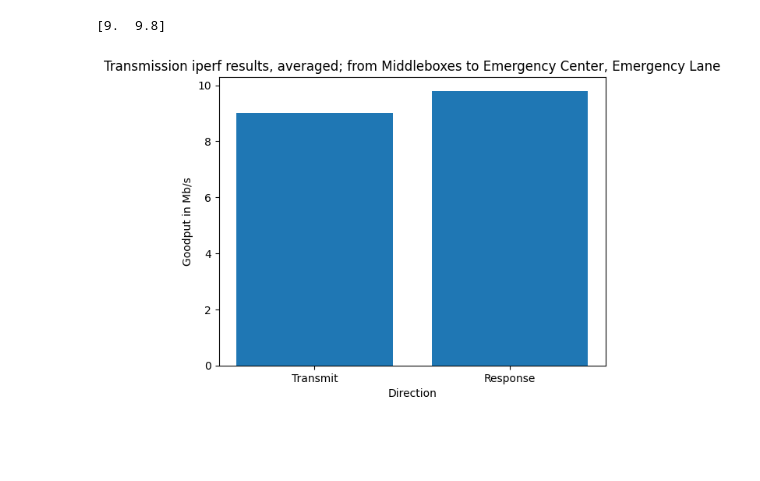
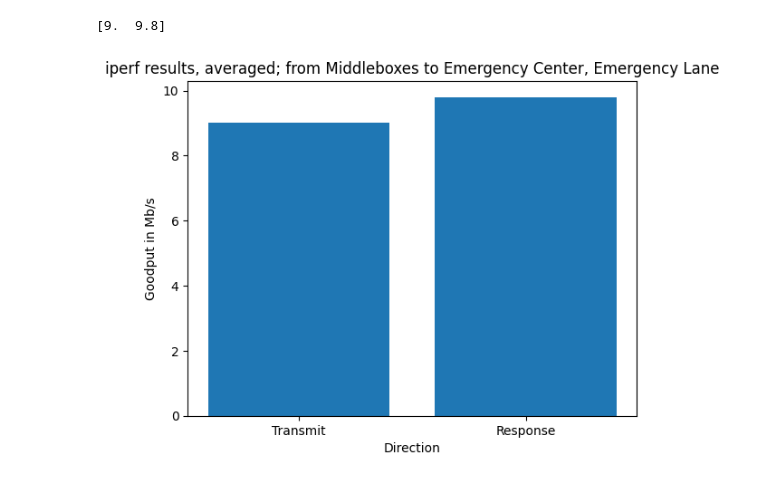
Before and after one commit to TimothyMarchant/EE6220FinalProject, a Jupyter notebook: Plots.ipynb, the cells around one changed output. Cells and saved outputs as stored; diff of their text form; code cells hidden in the pictures; blank space fills up the shorter version.

Commit message:
Fixed plots.

```diff
--- a/Plots.ipynb
+++ b/Plots.ipynb
@@ -58,9 +58,9 @@ print(IperfEmergency)
 # %%
 #Transmit bar graph
 plt.bar(Labels,IperfEmergency)
 plt.xlabel("Direction")
 plt.ylabel("Goodput in Mb/s")
-plt.title("Transmission iperf results, averaged; from Middleboxes to Emergency Center, Emergency Lane")
+plt.title("iperf results, averaged; from Middleboxes to Emergency Center, Emergency Lane")
 plt.show()
 # %% [output]
-[figure, old version]
+[figure, new version]
```
Also changed, not shown: 1 other file.
